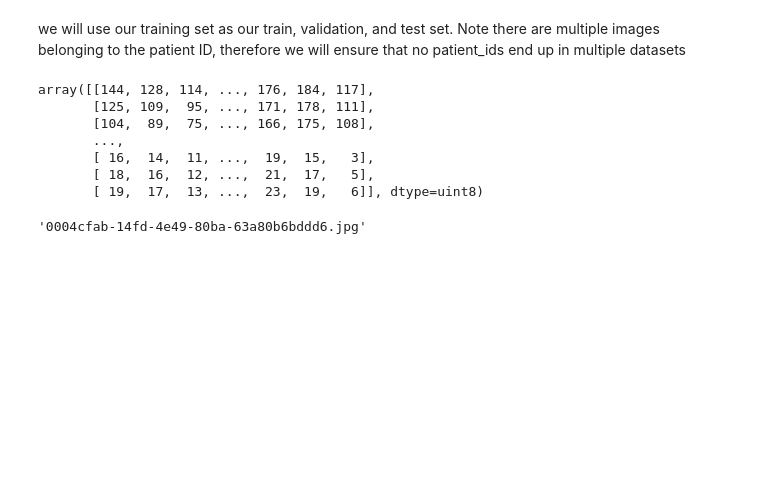
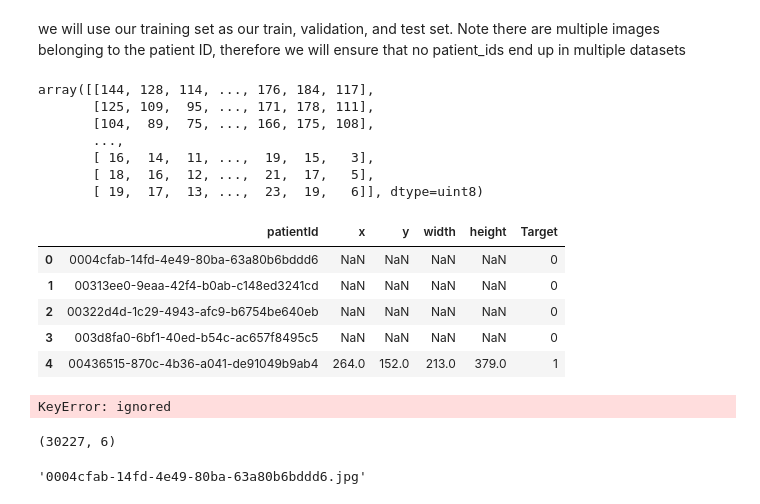
Before and after one commit to Visheshj123/AlbumCreation, a Jupyter notebook: Pnemonia_Project.ipynb, the cells around one changed output. Drawn from its saved outputs; the diff is of its cells as text; code cells hidden in the pictures; blank space fills up the shorter version.

```diff
--- a/Pnemonia_Project.ipynb
+++ b/Pnemonia_Project.ipynb
@@ -78,7 +80,19 @@ array([[144, 128, 114, ..., 176, 184, 117],
        [ 16,  14,  11, ...,  19,  15,   3],
        [ 18,  16,  12, ...,  21,  17,   5],
        [ 19,  17,  13, ...,  23,  19,   6]], dtype=uint8)
+# %%
+labels = pd.read_csv("/content/rsna-pneumonia-detection-challenge/stage_2_train_labels.csv")
+# %%
+labels.head()
+# %% [output]
+|  | patientId | x | y | width | height | Target |
+| 0 | 0004cfab-14fd-4e49-80ba-63a80b6bddd6 | NaN | NaN | NaN | NaN | 0 |
+| 1 | 00313ee0-9eaa-42f4-b0ab-c148ed3241cd | NaN | NaN | NaN | NaN | 0 |
+| 2 | 00322d4d-1c29-4943-afc9-b6754be640eb | NaN | NaN | NaN | NaN | 0 |
+| 3 | 003d8fa0-6bf1-40ed-b54c-ac657f8495c5 | NaN | NaN | NaN | NaN | 0 |
+| 4 | 00436515-870c-4b36-a041-de91049b9ab4 | 264.0 | 152.0 | 213.0 | 379.0 | 1 |
 # %%
+#convert diacome images to png
 dest_path = "/content/gdrive/MyDrive/RSNA_jpg_dir/"
 def diacom_to_jpg(path):
   dir_list = os.listdir(path)
@@ -86,5 +100,13 @@ def diacom_to_jpg(path):
     ds = dicom.dcmread(path + '/' + img_path)
     #create name with png extension
     img_name = os.path.basename(img_path).replace('.dcm', '.jpg')
-    cv2.imwrite(dest_path + img_name, ds.pixel_array)
+    pid = img_name.split(".")[0]
+    label = labels.loc[labels["patientId"] == pid]['Target'][0]
+    cv2.imwrite(dest_path + img_name + "_" + label, ds.pixel_array)
 diacom_to_jpg("/content/rsna-pneumonia-detection-challenge/stage_2_train_images")
+# %% [output]
+KeyError: ignored
+# %%
+labels.shape
+# %% [output]
+(30227, 6)
```
Also changed, not shown: parts of 5 cells of this notebook.
